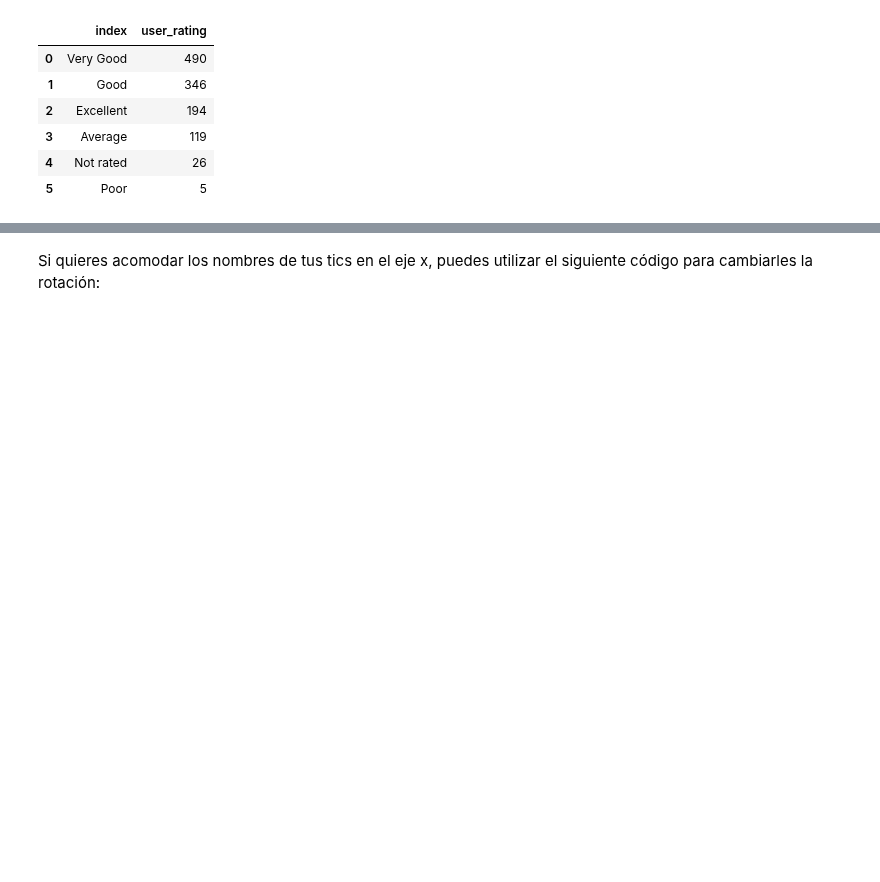
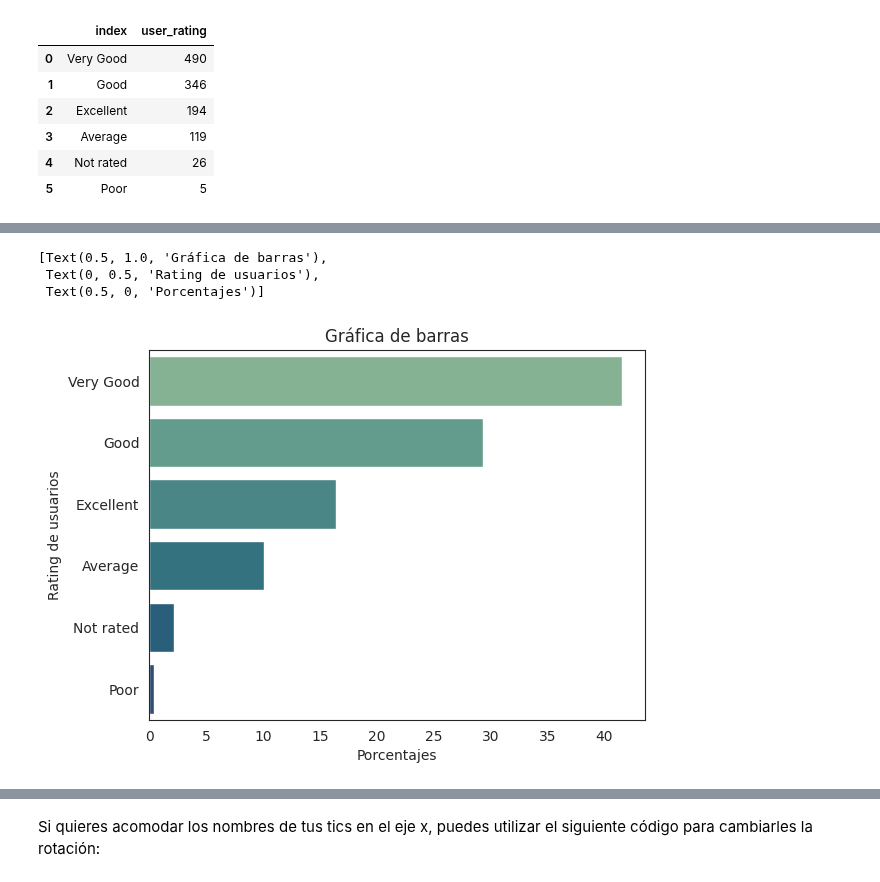
Before and after one commit to beduExpert/B2-Analisis-de-Datos-con-Python-2020, a Jupyter notebook: Sesion-03/Ejemplo-02/graficas_de_barras.ipynb, the cells around one changed output, grey strips where cells are left out. Cells and saved outputs as stored; diff of their text form; code cells hidden in the pictures; blank space fills up the shorter version.

```diff
--- a/Sesion-03/Ejemplo-02/graficas_de_barras.ipynb
+++ b/Sesion-03/Ejemplo-02/graficas_de_barras.ipynb
@@ -170,0 +115,5 @@ g.set(title= "gráfica de barras", ylabel='Rating de usuarios', xlabel = 'Frecue
+# %%
+porcentaje = df['user_rating'].value_counts(normalize=True) *100
+porcentaje = pd.DataFrame(porcentaje)
+porcentaje = porcentaje.reset_index()
+porcentaje.head()
@@ -171,3 +127,11 @@ g.set(title= "gráfica de barras", ylabel='Rating de usuarios', xlabel = 'Frecue
+# %%
+g = sns.barplot(data=porcentaje, x="user_rating", y= "index", palette = 'crest')
+g.set(title= "Gráfica de barras", ylabel='Rating de usuarios', xlabel = 'Porcentajes')
+# %% [output]
+[Text(0.5, 1.0, 'Gráfica de barras'),
+ Text(0, 0.5, 'Rating de usuarios'),
+ Text(0.5, 0, 'Porcentajes')]
+[figure, added]
 # %%
 g = sns.countplot(data=df,
                   y='user_rating',
```
Also changed, not shown: parts of 14 cells of this notebook.
